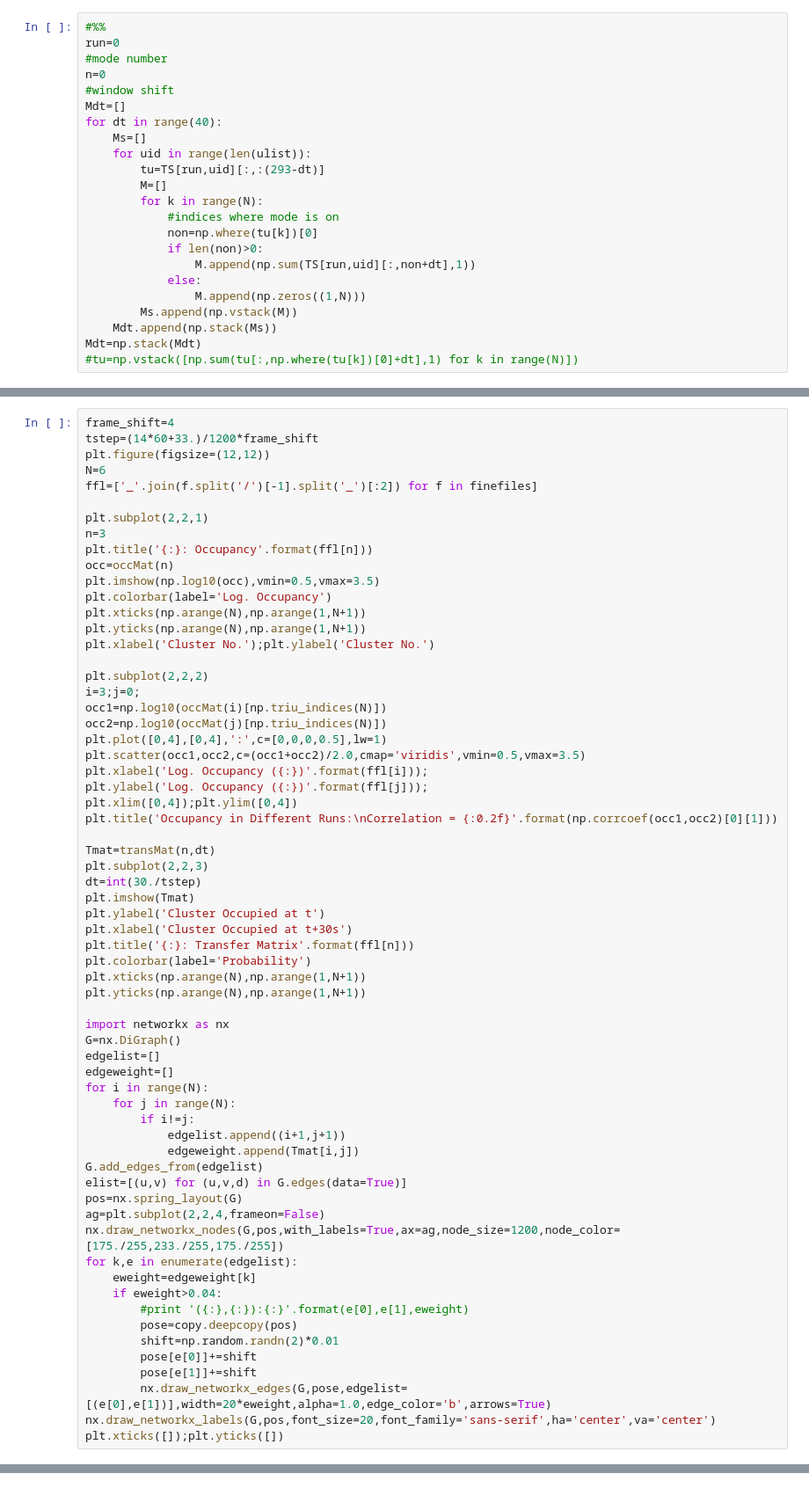
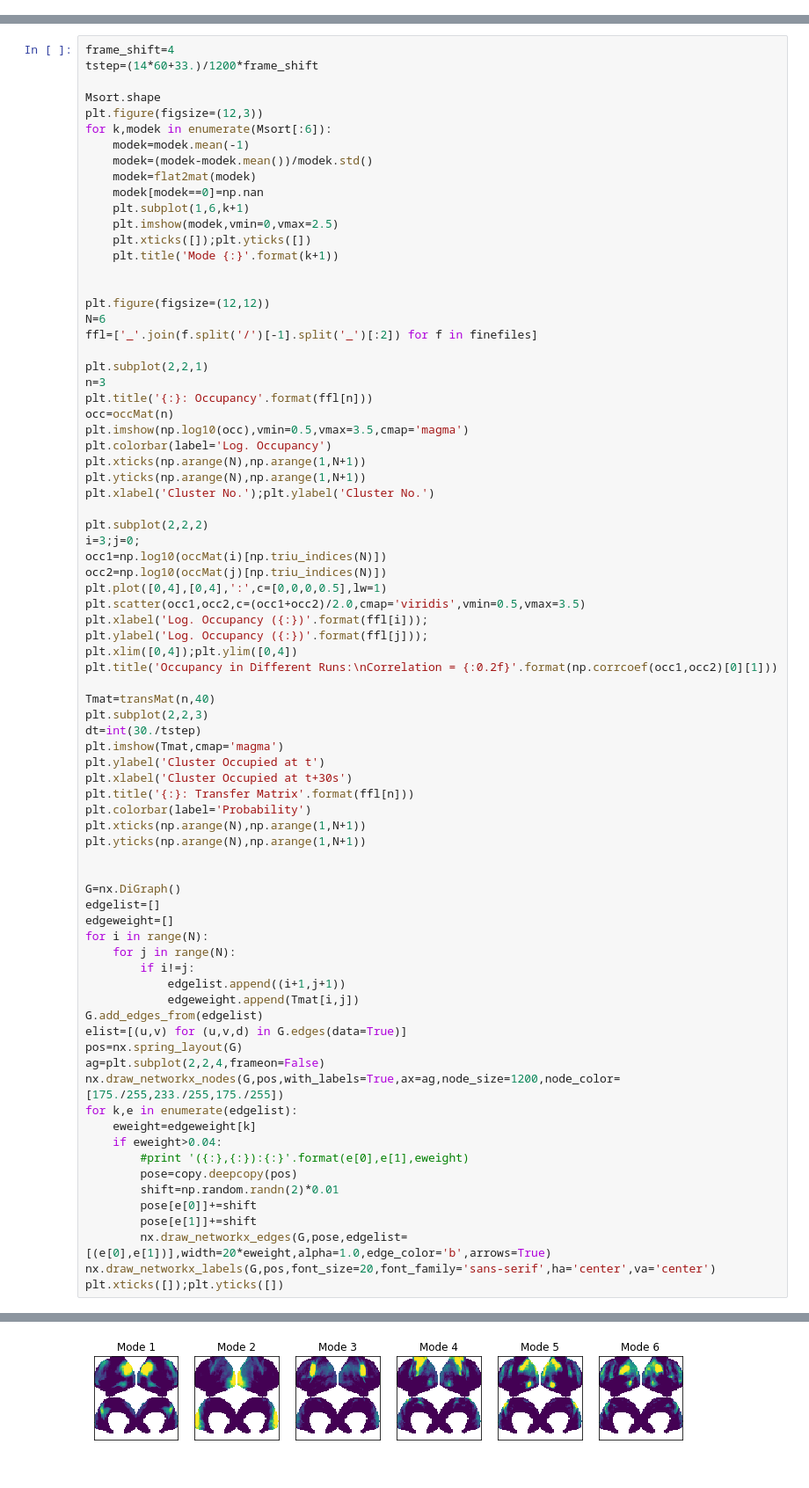
Before and after one commit to kunert/DMD_RSN, a Jupyter notebook: 4_Characterize_Dynamics.ipynb, the cells around one changed output, grey strips where cells are left out. Shown at 88% size. Drawn from its saved outputs; the diff is of its cells as text.

```diff
--- a/4_Characterize_Dynamics.ipynb
+++ b/4_Characterize_Dynamics.ipynb
@@ -308,23 +340,0 @@ TS=np.stack(TS)
-# %%
-#%%
-run=0
-#mode number
-n=0
-#window shift
-Mdt=[]
-for dt in range(40):
-    Ms=[]
-    for uid in range(len(ulist)):
-        tu=TS[run,uid][:,:(293-dt)]
-        M=[]
-        for k in range(N):
-            #indices where mode is on
-            non=np.where(tu[k])[0]
-            if len(non)>0:
-                M.append(np.sum(TS[run,uid][:,non+dt],1))
-            else:
-                M.append(np.zeros((1,N)))
-        Ms.append(np.vstack(M))
-    Mdt.append(np.stack(Ms))
-Mdt=np.stack(Mdt)
-#tu=np.vstack([np.sum(tu[:,np.where(tu[k])[0]+dt],1) for k in range(N)])
@@ -349,6 +341,20 @@ def transMat(run,dt,N=6):
 # %%
 frame_shift=4
 tstep=(14*60+33.)/1200*frame_shift
+
+Msort.shape
+plt.figure(figsize=(12,3))
+for k,modek in enumerate(Msort[:6]):
+    modek=modek.mean(-1)
+    modek=(modek-modek.mean())/modek.std()
+    modek=flat2mat(modek)
+    modek[modek==0]=np.nan
+    plt.subplot(1,6,k+1)
+    plt.imshow(modek,vmin=0,vmax=2.5)
+    plt.xticks([]);plt.yticks([])
+    plt.title('Mode {:}'.format(k+1))
+
+
 plt.figure(figsize=(12,12))
 N=6
 ffl=['_'.join(f.split('/')[-1].split('_')[:2]) for f in finefiles]
@@ -357,7 +363,7 @@ plt.subplot(2,2,1)
 n=3
 plt.title('{:}: Occupancy'.format(ffl[n]))
 occ=occMat(n)
-plt.imshow(np.log10(occ),vmin=0.5,vmax=3.5)
+plt.imshow(np.log10(occ),vmin=0.5,vmax=3.5,cmap='magma')
 plt.colorbar(label='Log. Occupancy')
 plt.xticks(np.arange(N),np.arange(1,N+1))
 plt.yticks(np.arange(N),np.arange(1,N+1))
@@ -374,10 +380,10 @@ plt.ylabel('Log. Occupancy ({:})'.format(ffl[j]));
 plt.xlim([0,4]);plt.ylim([0,4])
 plt.title('Occupancy in Different Runs:\nCorrelation = {:0.2f}'.format(np.corrcoef(occ1,occ2)[0][1]))
 
-Tmat=transMat(n,dt)
+Tmat=transMat(n,40)
 plt.subplot(2,2,3)
 dt=int(30./tstep)
-plt.imshow(Tmat)
+plt.imshow(Tmat,cmap='magma')
 plt.ylabel('Cluster Occupied at t')
 plt.xlabel('Cluster Occupied at t+30s')
 plt.title('{:}: Transfer Matrix'.format(ffl[n]))
@@ -385,7 +391,7 @@ plt.colorbar(label='Probability')
 plt.xticks(np.arange(N),np.arange(1,N+1))
 plt.yticks(np.arange(N),np.arange(1,N+1))
 
-import networkx as nx
+
 G=nx.DiGraph()
 edgelist=[]
 edgeweight=[]
@@ -410,3 +416,4 @@ for k,e in enumerate(edgelist):
         nx.draw_networkx_edges(G,pose,edgelist=[(e[0],e[1])],width=20*eweight,alpha=1.0,edge_color='b',arrows=True)
 nx.draw_networkx_labels(G,pos,font_size=20,font_family='sans-serif',ha='center',va='center')
 plt.xticks([]);plt.yticks([])
+# %% [output]
@@ -412,0 +421 @@ plt.xticks([]);plt.yticks([])
+[figure, added]
```
Also changed, not shown: parts of 11 cells of this notebook, 3 other files.
